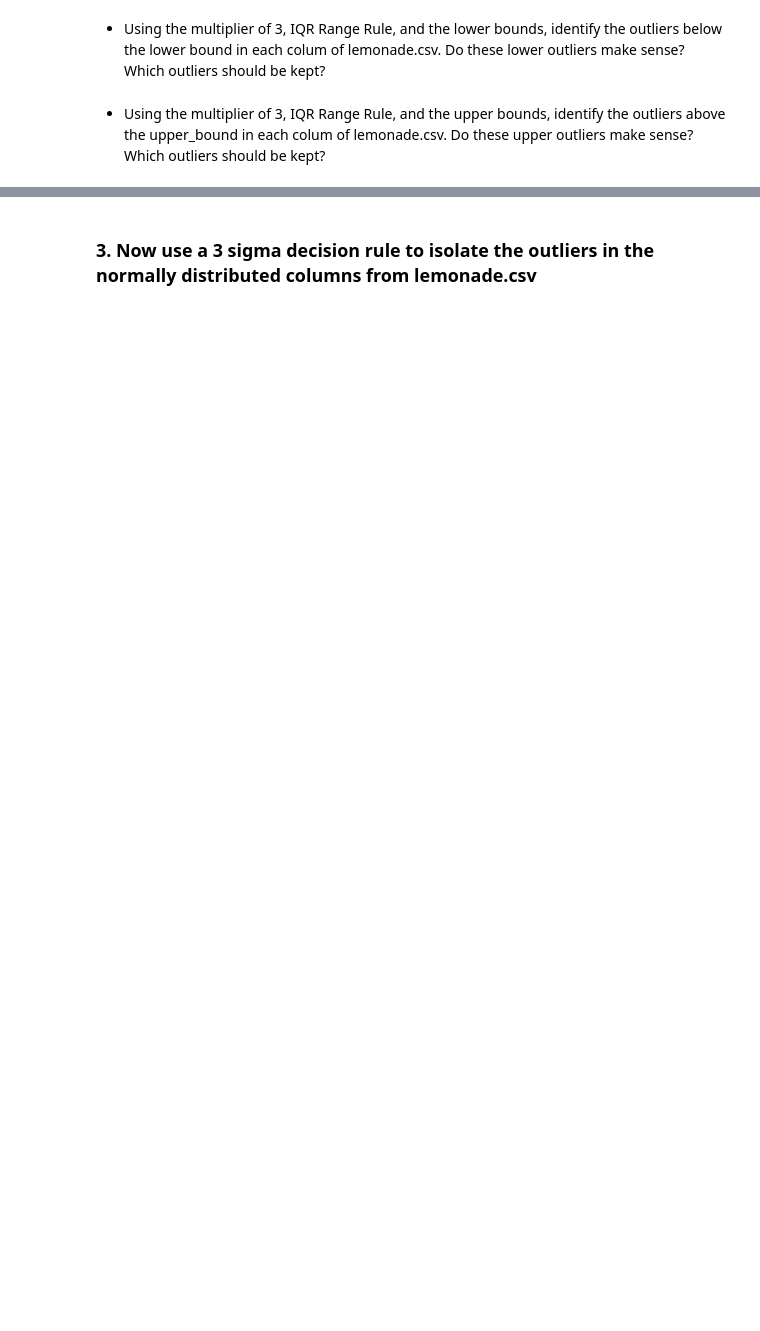
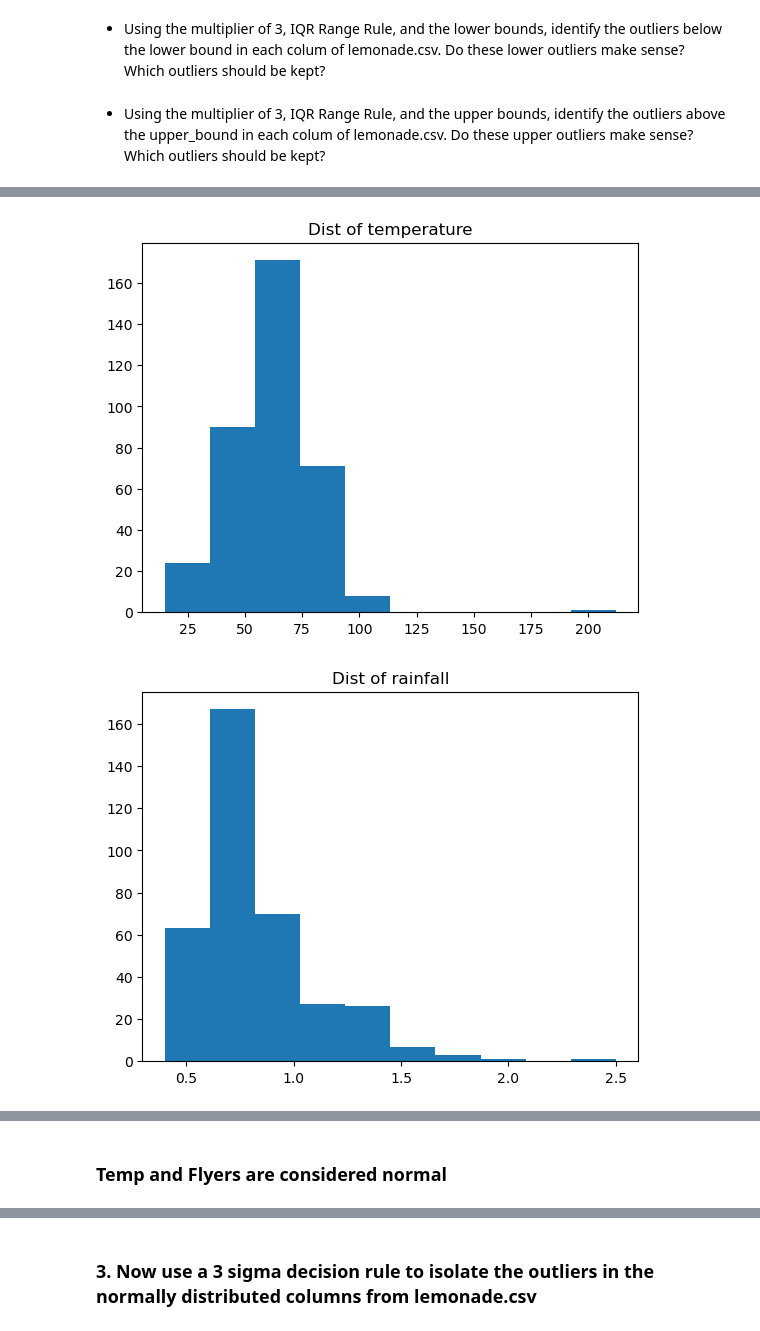
Before and after one commit to Joshua-Click/anomaly-detection-exercises, a Jupyter notebook: continuous_probabilistic_methods.ipynb, the cells around one changed output, grey strips where cells are left out. Cells and saved outputs as stored; diff of their text form; code cells hidden in the pictures; blank space fills up the shorter version.

```diff
--- a/continuous_probabilistic_methods.ipynb
+++ b/continuous_probabilistic_methods.ipynb
@@ -96,0 +185,8 @@ memory usage: 20.1+ KB
+# %%
+for col in num_cols:
+    plt.hist(df[col])
+    plt.title(f'Dist of {col}')
+    plt.show()
+# %% [output]
+[figure, added]
+[figure, added]
@@ -96,0 +196,2 @@ memory usage: 20.1+ KB
+# %% [markdown]
+### Temp and Flyers are considered normal
```
Also changed, not shown: parts of 14 cells of this notebook.
